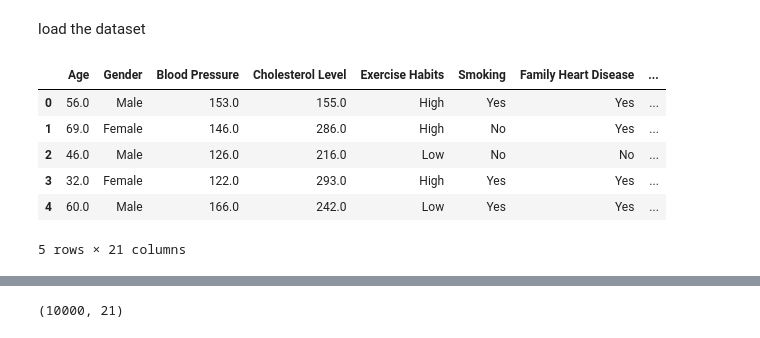
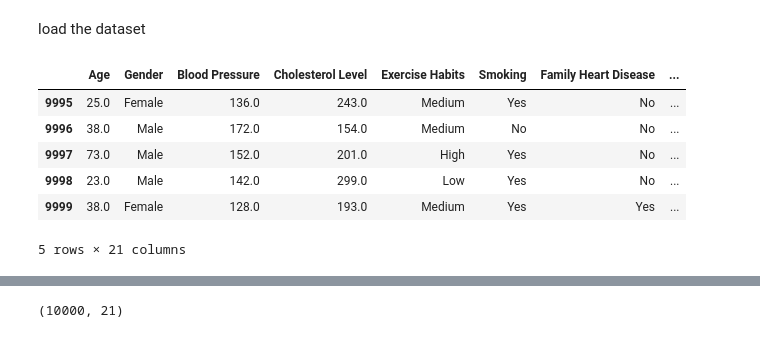
Before and after one commit to chighislian/heart_disease_predict, a Jupyter notebook: heart_disease_prediction.ipynb, the cells around one changed output, grey strips where cells are left out. Cells and saved outputs as stored; diff of their text form; code cells hidden in the pictures.

```diff
--- a/heart_disease_prediction.ipynb
+++ b/heart_disease_prediction.ipynb
@@ -16,14 +16,14 @@ load the dataset
 # %%
 heart_data = pd.read_csv('heart_disease.csv')
 # %%
-heart_data.head()
+heart_data.tail()
 # %% [output]
 |  | Age | Gender | Blood Pressure | Cholesterol Level | Exercise Habits | Smoking | Family Heart Disease | ... |
-| 0 | 56.0 | Male | 153.0 | 155.0 | High | Yes | Yes | ... |
-| 1 | 69.0 | Female | 146.0 | 286.0 | High | No | Yes | ... |
-| 2 | 46.0 | Male | 126.0 | 216.0 | Low | No | No | ... |
-| 3 | 32.0 | Female | 122.0 | 293.0 | High | Yes | Yes | ... |
-| 4 | 60.0 | Male | 166.0 | 242.0 | Low | Yes | Yes | ... |
+| 9995 | 25.0 | Female | 136.0 | 243.0 | Medium | Yes | No | ... |
+| 9996 | 38.0 | Male | 172.0 | 154.0 | Medium | No | No | ... |
+| 9997 | 73.0 | Male | 152.0 | 201.0 | High | Yes | No | ... |
+| 9998 | 23.0 | Male | 142.0 | 299.0 | Low | Yes | No | ... |
+| 9999 | 38.0 | Female | 128.0 | 193.0 | Medium | Yes | Yes | ... |
 5 rows × 21 columns
 # %%
 # info about the data
```
